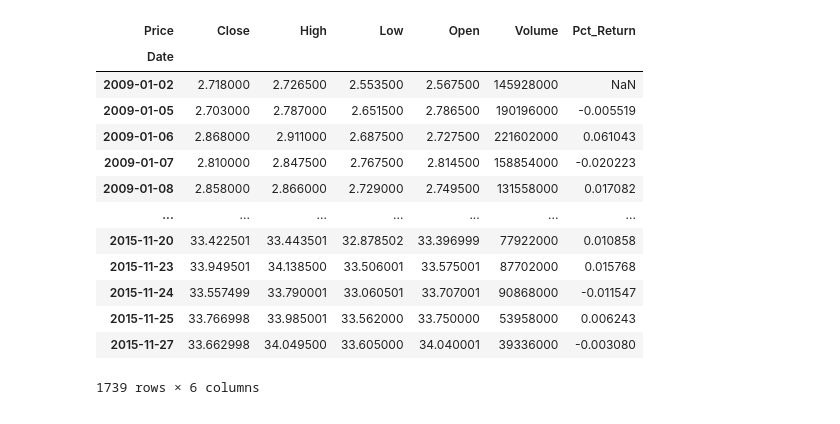
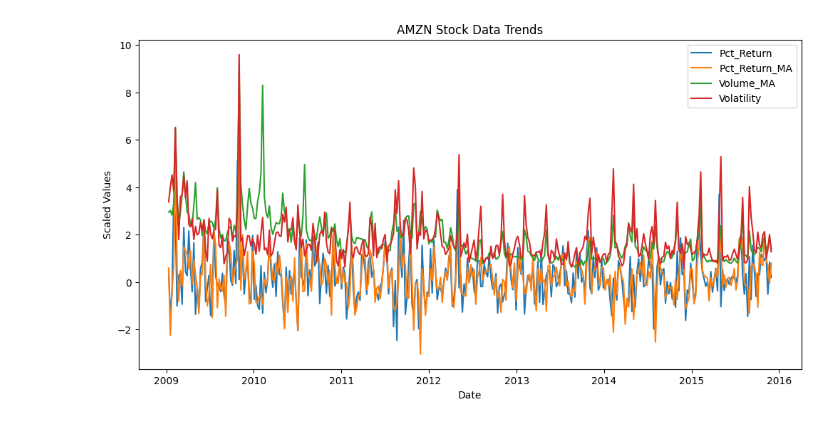
Before and after one commit to danieltuzes/Baruch_preMFE, a Jupyter notebook: ML homework/6/fitting.ipynb, the cells around one changed output. Cells and saved outputs as stored; diff of their text form; code cells hidden in the pictures.

```diff
--- a/ML homework/6/fitting.ipynb
+++ b/ML homework/6/fitting.ipynb
@@ -51,17 +21,0 @@ def get_stock_data(data: pd.DataFrame, stock: str, freq: str = "D") -> pd.DataFr
-# %%
-get_stock_data(data, "AMZN", "D")
-# %% [output]
-| Price | Close | High | Low | Open | Volume | Pct_Return |
-| Date |  |  |  |  |  |  |
-| 2009-01-02 | 2.718000 | 2.726500 | 2.553500 | 2.567500 | 145928000 | NaN |
-| 2009-01-05 | 2.703000 | 2.787000 | 2.651500 | 2.786500 | 190196000 | -0.005519 |
-| 2009-01-06 | 2.868000 | 2.911000 | 2.687500 | 2.727500 | 221602000 | 0.061043 |
-| 2009-01-07 | 2.810000 | 2.847500 | 2.767500 | 2.814500 | 158854000 | -0.020223 |
-| 2009-01-08 | 2.858000 | 2.866000 | 2.729000 | 2.749500 | 131558000 | 0.017082 |
-| ... | ... | ... | ... | ... | ... | ... |
-| 2015-11-20 | 33.422501 | 33.443501 | 32.878502 | 33.396999 | 77922000 | 0.010858 |
-| 2015-11-23 | 33.949501 | 34.138500 | 33.506001 | 33.575001 | 87702000 | 0.015768 |
-| 2015-11-24 | 33.557499 | 33.790001 | 33.060501 | 33.707001 | 90868000 | -0.011547 |
-| 2015-11-25 | 33.766998 | 33.985001 | 33.562000 | 33.750000 | 53958000 | 0.006243 |
-| 2015-11-27 | 33.662998 | 34.049500 | 33.605000 | 34.040001 | 39336000 | -0.003080 |
-1739 rows × 6 columns
@@ -67,0 +63,19 @@ get_stock_data(data, "AMZN", "D")
+# %%
+def plot_stock_data(stock_data: pd.DataFrame, stock: str):
+    plt.figure(figsize=(12, 6))
+
+    for col in ["Pct_Return", "Pct_Return_MA", "Volume_MA", "Volatility"]:
+        plt.plot(stock_data.index, stock_data[col], label=col)
+
+    plt.xlabel("Date")
+    plt.ylabel("Scaled Values")
+    plt.title(f"{stock} Stock Data Trends")
+    plt.legend()
+    plt.savefig(f"{stock.lower()}_stock_data_trends.png")
+    plt.show()
+# %%
+stock_data = get_stock_data(data, "AMZN", "W")
+normalized_stock_data = normalize_stock_data(stock_data)
+plot_stock_data(normalized_stock_data, "AMZN")
+# %% [output]
+[figure, added]
```
Also changed, not shown: parts of 7 cells of this notebook, 1 other file.
